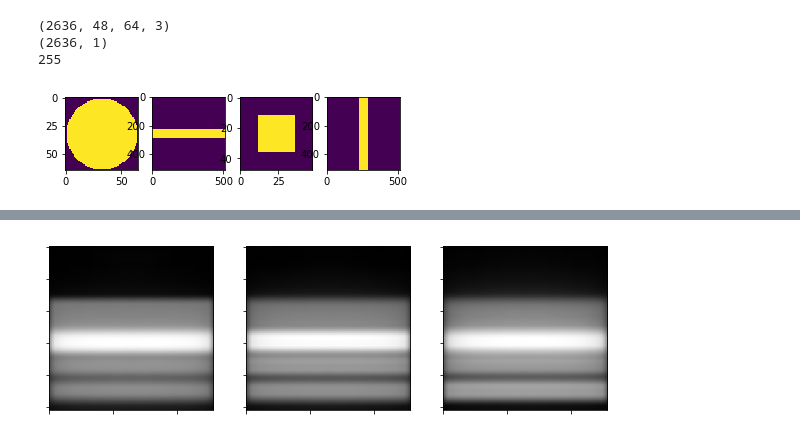
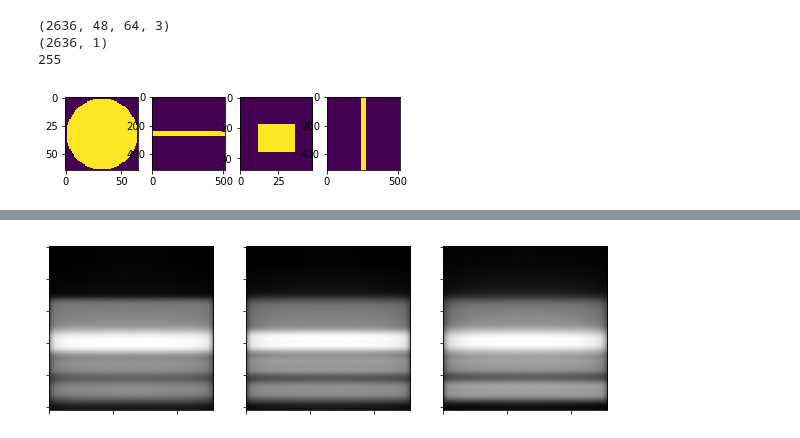
Before and after one commit to theScinder/cuttleVision, a Jupyter notebook: cuttlePySimPatterns.ipynb, the cells around one changed output, grey strips where cells are left out. Saved outputs shown, nothing was run; the diff lists cells and outputs as text; code cells hidden in the pictures.

```diff
--- a/cuttlePySimPatterns.ipynb
+++ b/cuttlePySimPatterns.ipynb
@@ -144,34 +144,34 @@ for cx in range(kSize):
         if (np.sqrt((cx-kSize/2)**2+(cy-kSize/2)**2)<=(kSize/2-1)):
             myKernel[cx,cy] = 1.0
 
 kSize2 = 512
 myKernel2 = np.zeros([kSize2,kSize2])
 for cx in range(kSize2):
     for cy in range(kSize2):
 
-        if (np.sqrt((cx-kSize2/2)**2)<=(kSize2/16-1)):
+        if (np.sqrt((cx-kSize2/2)**2)<=(kSize2/32-1)):
             myKernel2[cx,cy] = 1.0
 
 myKernel4 = np.zeros([kSize2,kSize2])
 for cx in range(kSize2):
     for cy in range(kSize2):
 
-        if (np.sqrt((cx-kSize2/2)**2)<=(kSize2/16-1)):
+        if (np.sqrt((cx-kSize2/2)**2)<=(kSize2/32-1)):
             myKernel4[cy,cx] = 1.0
 
 kSize3 = 48
 myKernel3 = np.zeros([kSize3,kSize3])
-myKernel3[12:36,12:36] = 1
+myKernel3[18:36,12:36] = 1
 plt.figure()
 plt.subplot(141)
 plt.imshow(myKernel)
 plt.subplot(142)
 plt.imshow(myKernel2)
 plt.subplot(143)
 plt.imshow(myKernel3)
 plt.subplot(144)
 plt.imshow(myKernel4)
 plt.show()
 #help(np.fft.fft2)
 # %% [output]
-[figure, old version]
+[figure, new version]
```
Also changed, not shown: parts of 2 cells of this notebook, 1 other file.
